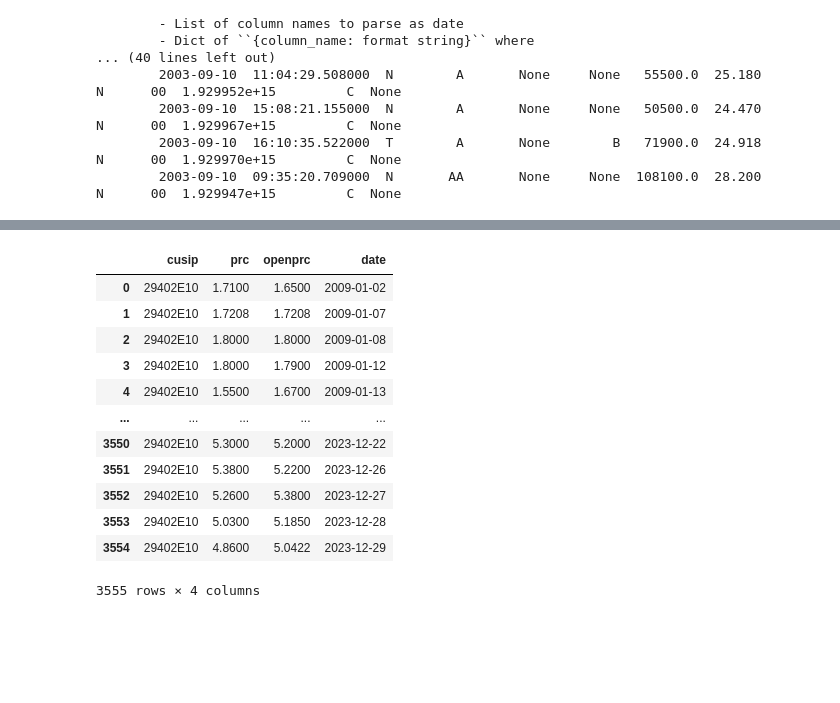
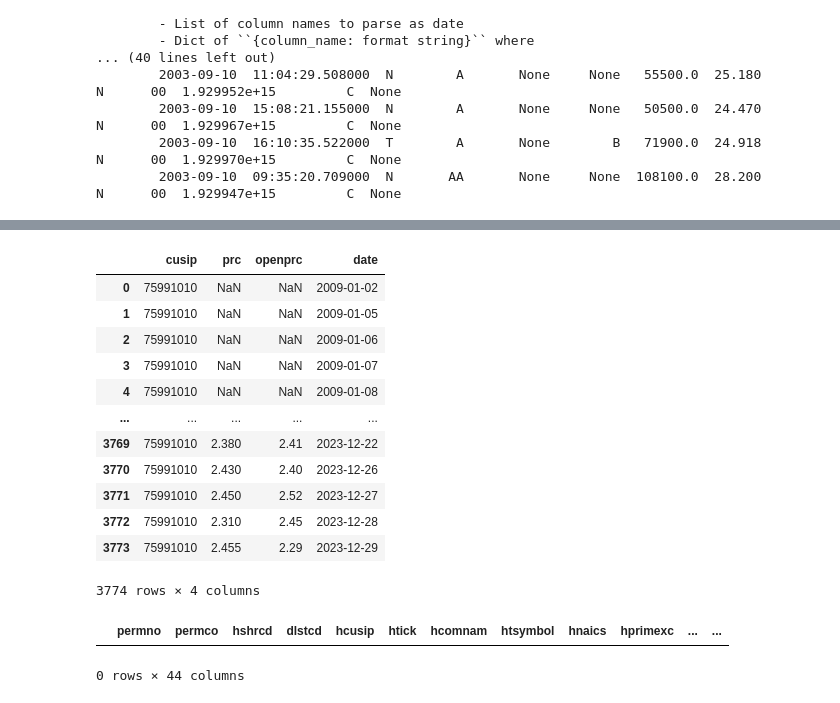
Before and after one commit to Yuanryan/Stats_Final_Project, a Jupyter notebook: Final_Data.ipynb, the cells around one changed output, grey strips where cells are left out. Cells and saved outputs as stored; diff of their text form; code cells hidden in the pictures; blank space fills up the shorter version.

```diff
--- a/Final_Data.ipynb
+++ b/Final_Data.ipynb
@@ -173,19 +184,24 @@ array(['46603210', '29402E10', '72913210', ..., '74347Y84', '74347W35',
 # %%
-prm = {'cus' : "29402E10", 'start_date' : '2009-01-01', 'None' : 'NaN'}
-data = db.raw_sql('select cusip, prc, openprc, date from crsp_a_stock.dsf where cusip = %(cus)s and date >= %(start_date)s and prc != %(None)s and openprc != %(None)s', params = prm)
-#
+prm = {'cus' : "75991010", 'start_date' : '2009-01-01', 'None' : 'NaN'}
+data = db.raw_sql('select cusip, prc, openprc, date from crsp_a_stock.dsf where cusip = %(cus)s and date >= %(start_date)s ', params = prm)
+
 display(data)
 # %% [output]
 |  | cusip | prc | openprc | date |
-| 0 | 29402E10 | 1.7100 | 1.6500 | 2009-01-02 |
-| 1 | 29402E10 | 1.7208 | 1.7208 | 2009-01-07 |
-| 2 | 29402E10 | 1.8000 | 1.8000 | 2009-01-08 |
-| 3 | 29402E10 | 1.8000 | 1.7900 | 2009-01-12 |
-| 4 | 29402E10 | 1.5500 | 1.6700 | 2009-01-13 |
+| 0 | 75991010 | NaN | NaN | 2009-01-02 |
+| 1 | 75991010 | NaN | NaN | 2009-01-05 |
+| 2 | 75991010 | NaN | NaN | 2009-01-06 |
+| 3 | 75991010 | NaN | NaN | 2009-01-07 |
+| 4 | 75991010 | NaN | NaN | 2009-01-08 |
 | ... | ... | ... | ... | ... |
-| 3550 | 29402E10 | 5.3000 | 5.2000 | 2023-12-22 |
-| 3551 | 29402E10 | 5.3800 | 5.2200 | 2023-12-26 |
-| 3552 | 29402E10 | 5.2600 | 5.3800 | 2023-12-27 |
-| 3553 | 29402E10 | 5.0300 | 5.1850 | 2023-12-28 |
-| 3554 | 29402E10 | 4.8600 | 5.0422 | 2023-12-29 |
+| 3769 | 75991010 | 2.380 | 2.41 | 2023-12-22 |
+| 3770 | 75991010 | 2.430 | 2.40 | 2023-12-26 |
+| 3771 | 75991010 | 2.450 | 2.52 | 2023-12-27 |
+| 3772 | 75991010 | 2.310 | 2.45 | 2023-12-28 |
+| 3773 | 75991010 | 2.455 | 2.29 | 2023-12-29 |
-3555 rows × 4 columns
+3774 rows × 4 columns
+# %%
+display(stock_names[stock_names['htick'] == 'SPGAGRI'])
+# %% [output]
+|  | permno | permco | hshrcd | dlstcd | hcusip | htick | hcomnam | htsymbol | hnaics | hprimexc | ... | ... |
+0 rows × 44 columns
```
Also changed, not shown: parts of 4 cells of this notebook, 22 other files.
